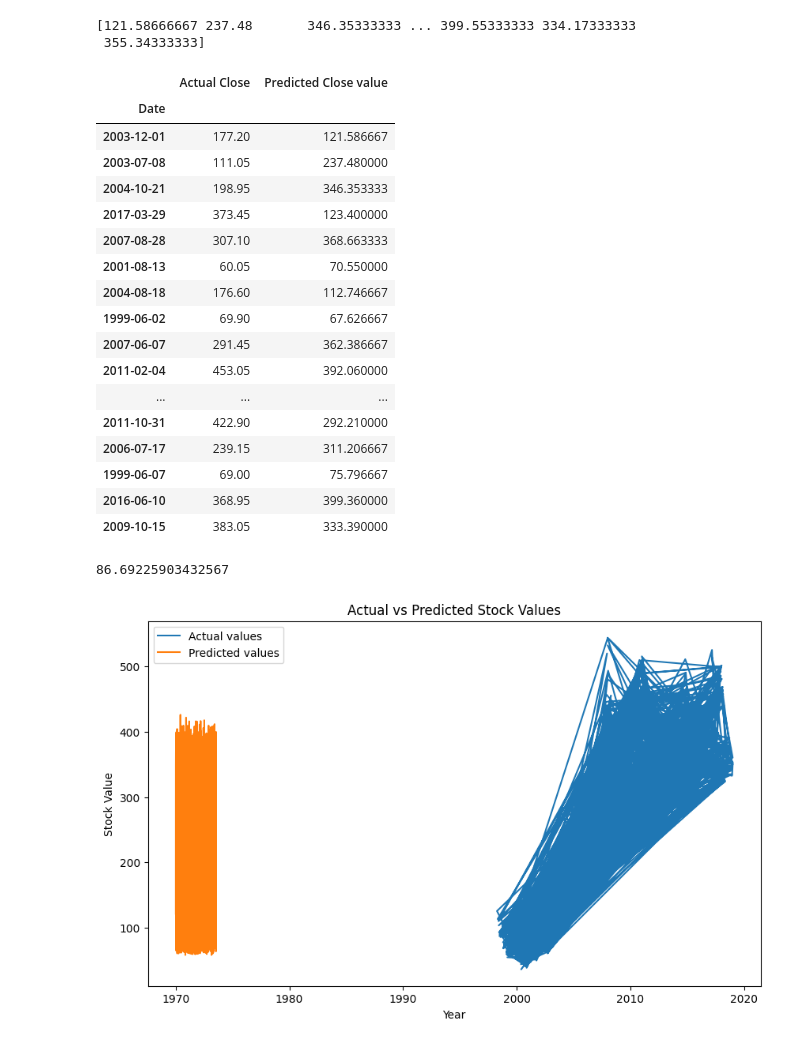
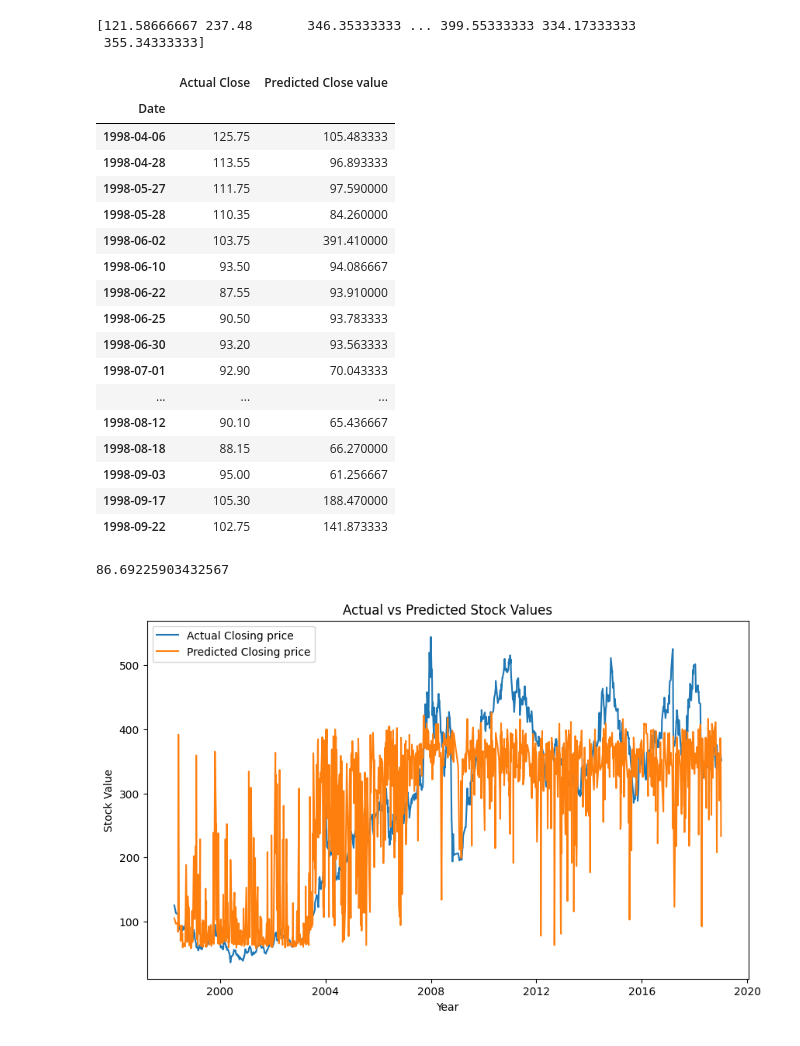
Before and after one commit to pearlshah1011/Stock-prediction-project, a Jupyter notebook: stocks.ipynb, the cells around one changed output. Drawn from its saved outputs; the diff is of its cells as text; code cells hidden in the pictures.

```diff
--- a/stocks.ipynb
+++ b/stocks.ipynb
@@ -130,27 +136,29 @@ print(predictions)
 [121.58666667 237.48       346.35333333 ... 399.55333333 334.17333333
  355.34333333]
 # %%
+
 actual_predicted_close=pd.DataFrame({'Actual Close':y_test_reg,'Predicted Close value':predictions})
+actual_predicted_close.sort_index(inplace=True)
 actual_predicted_close.head(20)
 # %% [output]
 |  | Actual Close | Predicted Close value |
 | Date |  |  |
-| 2003-12-01 | 177.20 | 121.586667 |
-| 2003-07-08 | 111.05 | 237.480000 |
-| 2004-10-21 | 198.95 | 346.353333 |
-| 2017-03-29 | 373.45 | 123.400000 |
-| 2007-08-28 | 307.10 | 368.663333 |
-| 2001-08-13 | 60.05 | 70.550000 |
-| 2004-08-18 | 176.60 | 112.746667 |
-| 1999-06-02 | 69.90 | 67.626667 |
-| 2007-06-07 | 291.45 | 362.386667 |
-| 2011-02-04 | 453.05 | 392.060000 |
+| 1998-04-06 | 125.75 | 105.483333 |
+| 1998-04-28 | 113.55 | 96.893333 |
+| 1998-05-27 | 111.75 | 97.590000 |
+| 1998-05-28 | 110.35 | 84.260000 |
+| 1998-06-02 | 103.75 | 391.410000 |
+| 1998-06-10 | 93.50 | 94.086667 |
+| 1998-06-22 | 87.55 | 93.910000 |
+| 1998-06-25 | 90.50 | 93.783333 |
+| 1998-06-30 | 93.20 | 93.563333 |
+| 1998-07-01 | 92.90 | 70.043333 |
 | ... | ... | ... |
-| 2011-10-31 | 422.90 | 292.210000 |
-| 2006-07-17 | 239.15 | 311.206667 |
-| 1999-06-07 | 69.00 | 75.796667 |
-| 2016-06-10 | 368.95 | 399.360000 |
-| 2009-10-15 | 383.05 | 333.390000 |
+| 1998-08-12 | 90.10 | 65.436667 |
+| 1998-08-18 | 88.15 | 66.270000 |
+| 1998-09-03 | 95.00 | 61.256667 |
+| 1998-09-17 | 105.30 | 188.470000 |
+| 1998-09-22 | 102.75 | 141.873333 |
 # %%
 rms=np.sqrt(np.mean(np.power((np.array(y_test_reg)-np.array(predictions)),2)))
 rms
@@ -159,14 +167,16 @@ rms
 # %%
 # Plotting the actual vs. predicted values
 
 plt.figure(figsize=(10, 6))
-plt.plot( y_test_reg, label='Actual values')
-plt.plot( predictions, label='Predicted values')
+plt.plot(actual_predicted_close['Actual Close'], label='Actual Closing price')
+plt.plot(actual_predicted_close['Predicted Close value'], label='Predicted Closing price')
+
+
 plt.xlabel('Year')
 plt.ylabel('Stock Value')
 plt.title('Actual vs Predicted Stock Values')
 plt.legend()
 
 plt.show()
 # %% [output]
-[figure, old version]
+[figure, new version]
```
Also changed, not shown: parts of 4 cells of this notebook.
